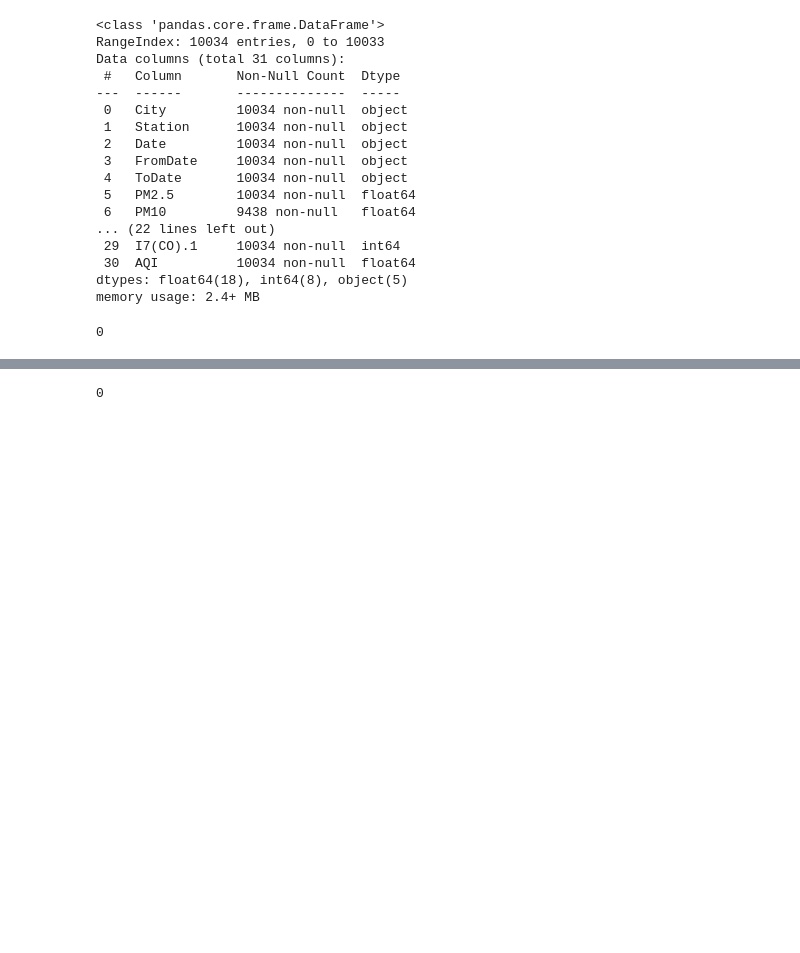
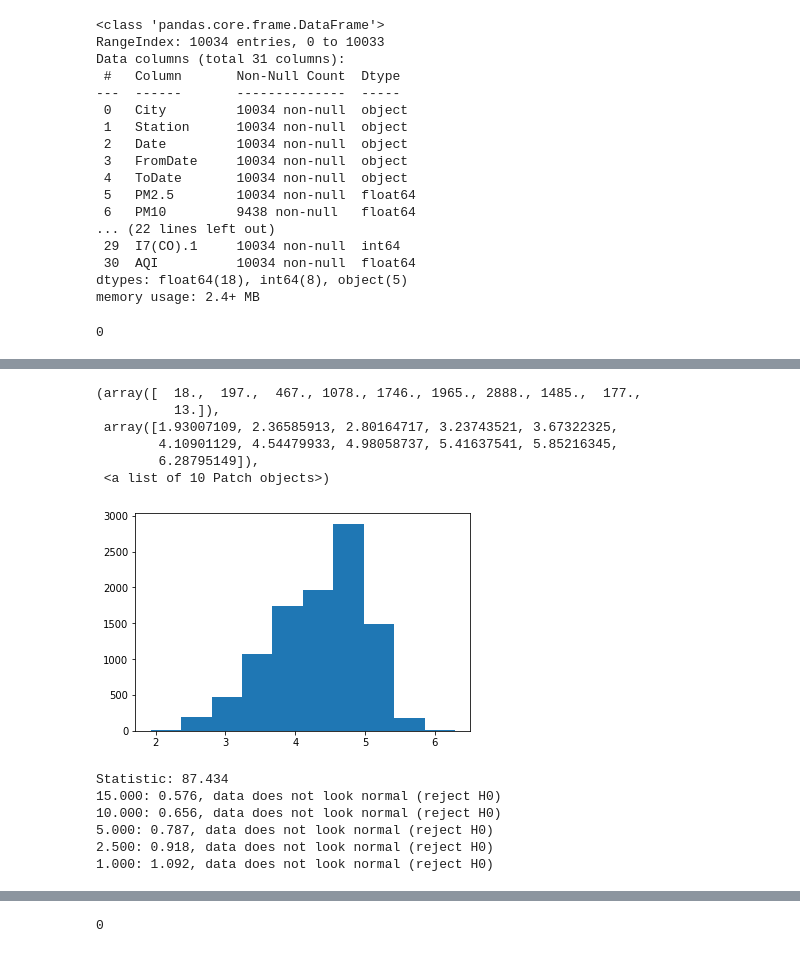
Before and after one commit to Patilpankajsudhakar/MSC-Machine-Learing-project, a Jupyter notebook: MLR.ipynb, the cells around one changed output, grey strips where cells are left out. Drawn from its saved outputs; the diff is of its cells as text; code cells hidden in the pictures; blank space fills up the shorter version.

```diff
--- a/MLR.ipynb
+++ b/MLR.ipynb
@@ -57,0 +65,33 @@ pd.isnull(data["PM10"]).sum()
+# %%
+# power transform
+df1 = boxcox(data['AQI'], 0)
+# %%
+plt.hist(df1)
+# %% [output]
+(array([  18.,  197.,  467., 1078., 1746., 1965., 2888., 1485.,  177.,
+          13.]),
+ array([1.93007109, 2.36585913, 2.80164717, 3.23743521, 3.67322325,
+        4.10901129, 4.54479933, 4.98058737, 5.41637541, 5.85216345,
+        6.28795149]),
+ <a list of 10 Patch objects>)
+[figure, added]
+# %%
+# Anderson-Darling Test
+from scipy.stats import anderson
+# normality test
+result = anderson(df1)
+print('Statistic: %.3f' % result.statistic)
+p = 0
+for i in range(len(result.critical_values)):
+	sl, cv = result.significance_level[i], result.critical_values[i]
+	if result.statistic < result.critical_values[i]:
+		print('%.3f: %.3f, data looks normal (fail to reject H0)' % (sl, cv))
+	else:
+		print('%.3f: %.3f, data does not look normal (reject H0)' % (sl, cv))
+# %% [output]
+Statistic: 87.434
+15.000: 0.576, data does not look normal (reject H0)
+10.000: 0.656, data does not look normal (reject H0)
+5.000: 0.787, data does not look normal (reject H0)
+2.500: 0.918, data does not look normal (reject H0)
+1.000: 1.092, data does not look normal (reject H0)
```
Also changed, not shown: parts of 35 cells of this notebook.
